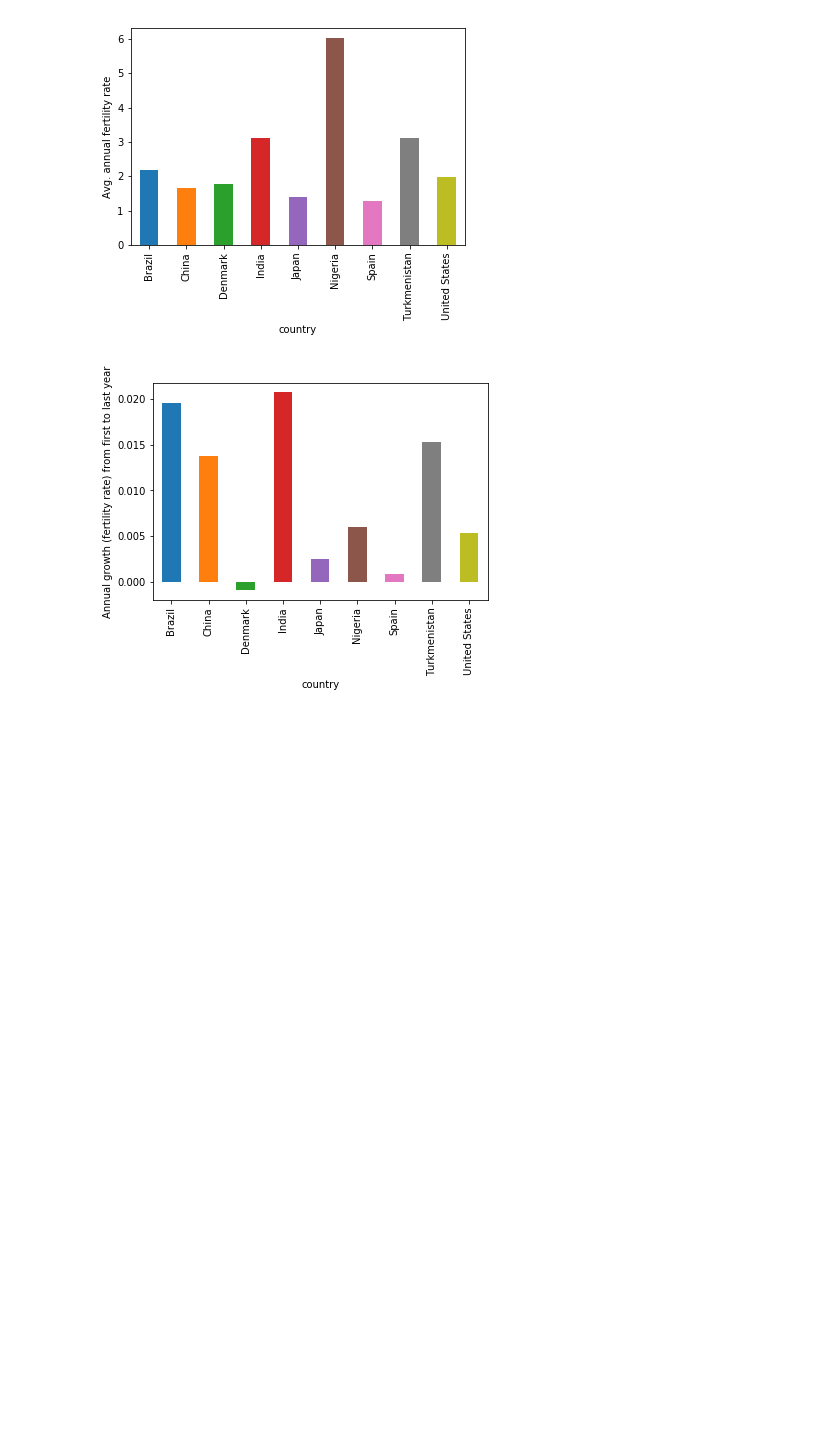
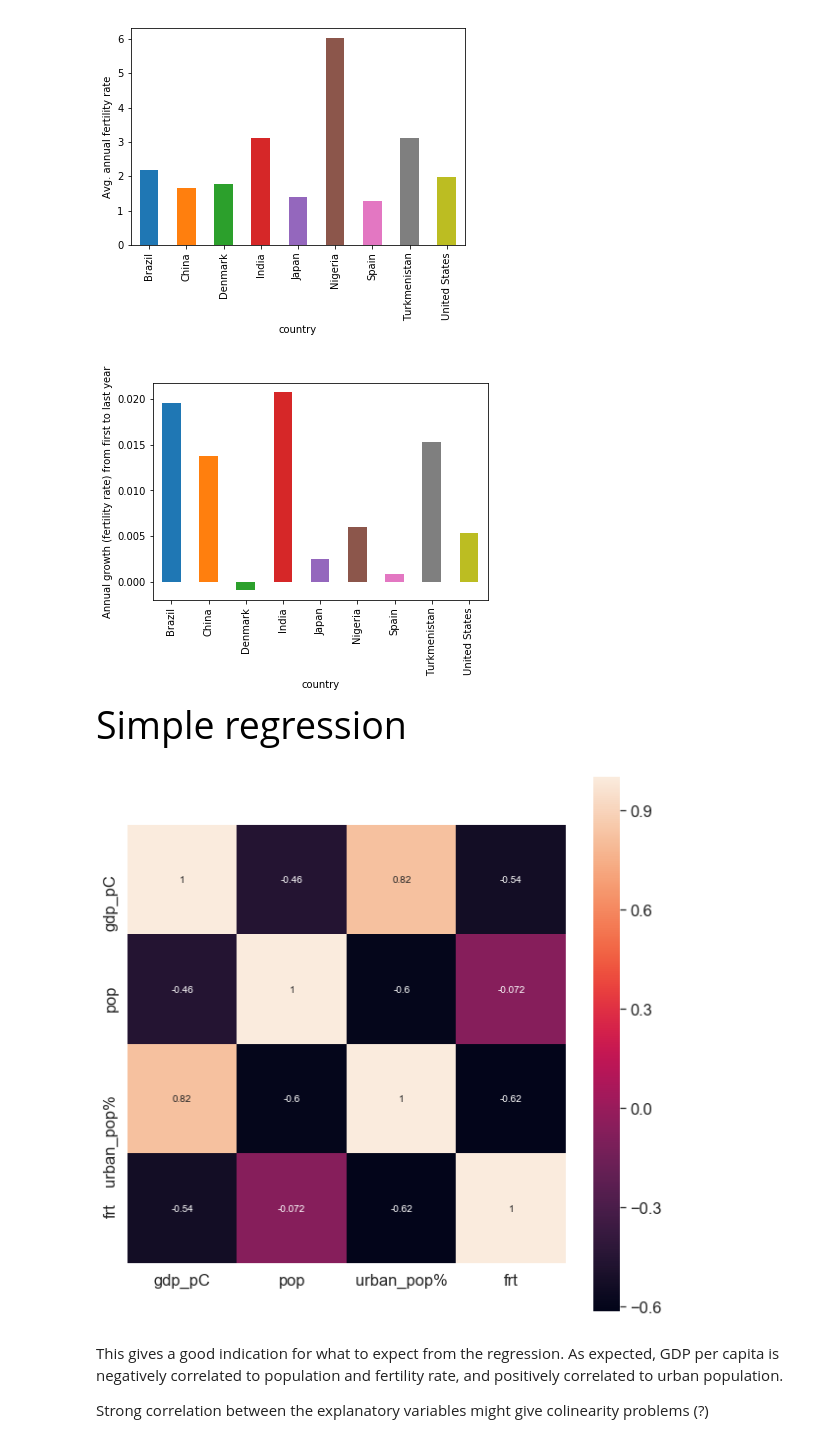
Before and after one commit to NumEconCopenhagen/projects-2019-tba, a Jupyter notebook: dataproject/dataproject/Dataproject_Tonje/Version_1.ipynb, the cells around one changed output. Drawn from its saved outputs; the diff is of its cells as text; code cells hidden in the pictures; blank space fills up the shorter version.

```diff
--- a/dataproject/dataproject/Dataproject_Tonje/Version_1.ipynb
+++ b/dataproject/dataproject/Dataproject_Tonje/Version_1.ipynb
@@ -388,3 +371,5 @@ ax = data_wb.groupby('country')['frt'].agg(annual_growth).plot(kind='bar')
 ax.set_ylabel('Annual growth (fertility rate) from first to last year');
 # %% [output]
 [figure]
+# %% [markdown]
+ <span style="font-family: Arial; font-size:2.5em;color:black"> Simple regression </p>
@@ -390,0 +380,14 @@ ax.set_ylabel('Annual growth (fertility rate) from first to last year');
+# %%
+import seaborn as sns
+fig = plt.subplots(figsize = (10,10))
+sns.set(font_scale=1.5)
+sns.heatmap(data_wb.corr(),square = True,cbar=True,annot=True,annot_kws={'size': 10})
+plt.show()
+# %% [output]
+[figure, added]
+# %% [markdown]
+This gives a good indication for what to expect from the regression.
+As expected, GDP per capita is negatively correlated to population and fertility rate, and
+positively correlated to urban population.
+
+Strong correlation between the explanatory variables might give colinearity problems (?)
```
Also changed, not shown: parts of 21 cells of this notebook.
